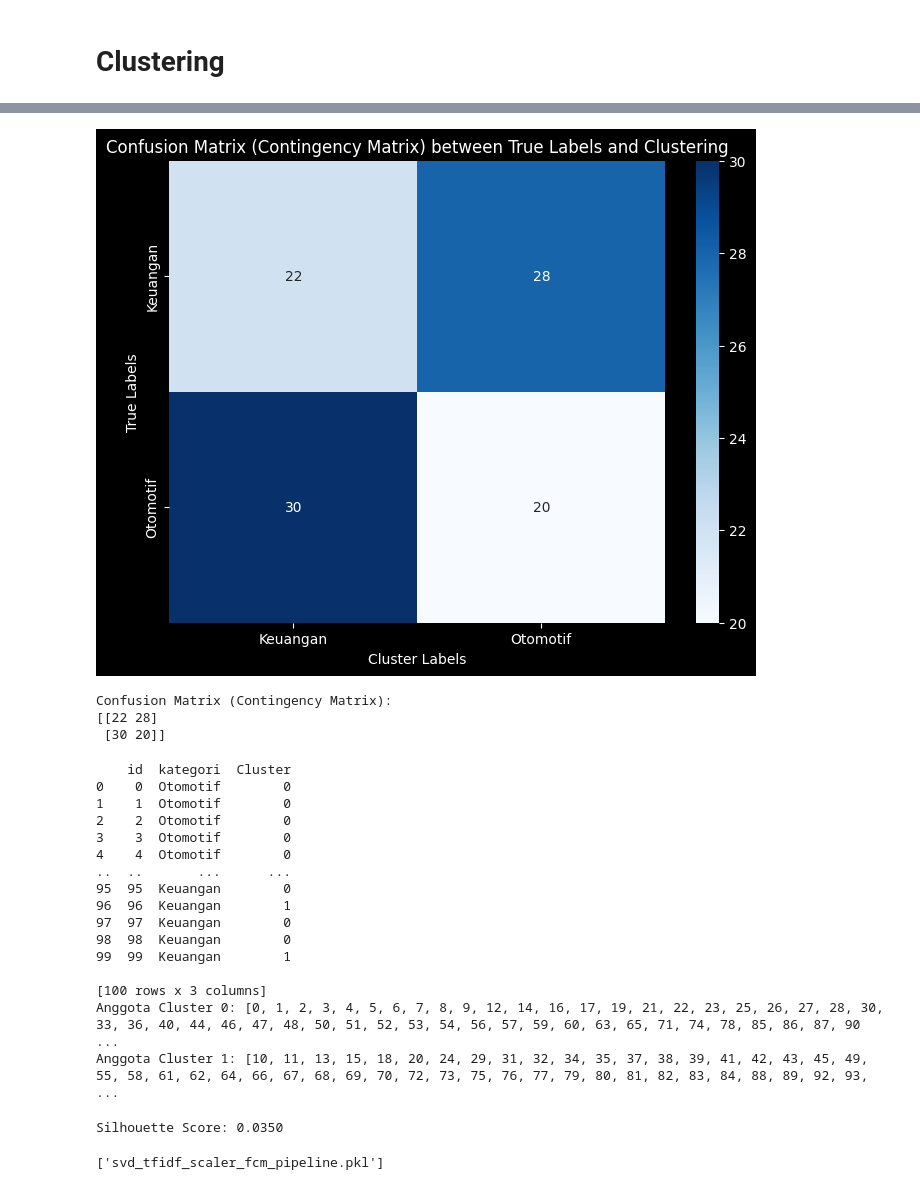
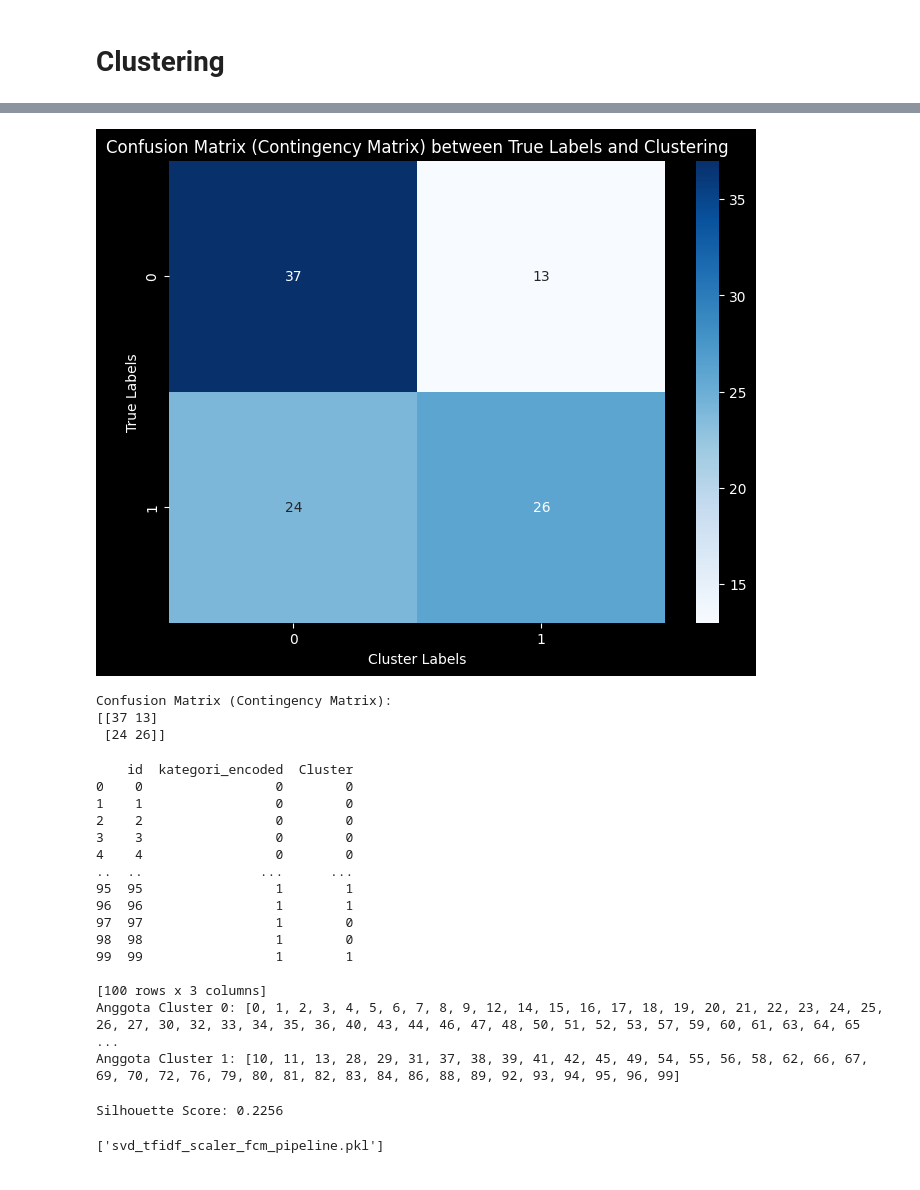
Before and after one commit to Iqbalsuryaa/PPWA, a Jupyter notebook: _sources/Tugas-PPWA/Tugas13.ipynb, the cells around one changed output, grey strips where cells are left out. Drawn from its saved outputs; the diff is of its cells as text; code cells hidden in the pictures.

```diff
--- a/_sources/Tugas-PPWA/Tugas13.ipynb
+++ b/_sources/Tugas-PPWA/Tugas13.ipynb
@@ -30,6 +32,6 @@ Drive already mounted at /content/drive; to attempt to forcibly remount, call dr
 # %%
 import pandas as pd
 
-df = pd.read_csv("/content/drive/My Drive/PPWA/report/Tugas-PPWA/Hasil_Prepros.csv")
+df = pd.read_csv("/content/drive/My Drive/PPWA/report/Tugas-PPWA/kategori_encoded_data_updated.csv")
 df.head()
 # %% [output]
@@ -41,0 +44,15 @@ df.head()
+# %%
+# Map categories to encoded values
+category_mapping = {
+    'Otomotif': 0,
+    'Keuangan': 1
+}
+
+df['kategori_encoded'] = df['kategori'].map(category_mapping)
+
+# Save the updated dataset
+output_file_path = 'kategori_encoded_data_updated.csv'
+df.to_csv(output_file_path, index=False)
+
+print(f"File berhasil diperbarui dan dapat diunduh di tautan berikut:")
+output_file_path
@@ -217,7 +238,7 @@ import matplotlib.pyplot as plt
 import numpy as np
 import pandas as pd  # Untuk manipulasi DataFrame
 
-df = pd.read_csv("/content/drive/My Drive/PPWA/report/Tugas-PPWA/Hasil_Prepros.csv")
+df = pd.read_csv("/content/drive/My Drive/PPWA/report/Tugas-PPWA/kategori_encoded_data_updated.csv")
 data = df['stopword_removal']
 random_seed = 42  # Tetapkan seed untuk konsistensi
 
@@ -231,14 +252,16 @@ scaler = StandardScaler()
 data_normalisasi = scaler.fit_transform(tfidf)
 
 # Step 4 : Reduksi dimensi menggunakan SVD
-svd = TruncatedSVD(n_components= 89 , random_state=random_seed)
+svd = TruncatedSVD(n_components=36 , random_state=random_seed)
+#merubah n_components=
 data_cluster = svd.fit_transform(data_normalisasi)
 
-
+#fcm = FCM(n_clusters=2, m=2.0, max_iter=1000, error=0.001, random_state=42) parameter
 
 # Fuzzy C-Means Clustering
 n_clusters = 2
-fcm = FCM(n_clusters=n_clusters, m=2.0, max_iter=1000, epsilon=0.001, random_state=random_seed)
+#fcm = FCM(n_clusters=n_clusters, m=2.0, max_iter=1000, epsilon=0.001, random_state=42)
+fcm = FCM(n_clusters=n_clusters, m=2.0, max_iter=1000, epsilon=0.001, random_state=42)
 fcm.fit(data_cluster)
 
 # Mendapatkan hasil clustering
@@ -262,12 +285,12 @@ plt.figure(figsize=(10, 7))
 
 # Plot titik data dalam ruang 2D yang sudah direduksi, dengan warna berdasarkan cluster
 for i in range(n_clusters):
-    plt.scatter(data_cluster[cluster_labels == i, 0],
-                data_cluster[cluster_labels == i, 1], label=f'Cluster {i+1}')
+    plt.scatter(data_cluster[cluster_labels == i, 1],
+                data_cluster[cluster_labels == i, 0], label=f'Cluster {i+1}')
 
 # Plot centroid
 cluster_centers = fcm.centers
-plt.scatter(cluster_centers[:, 0], cluster_centers[:, 1], s=300, c='red', marker='X', label='Centroids')
+plt.scatter(cluster_centers[:, 1], cluster_centers[:, 0], s=300, c='red', marker='X', label='Centroids')
 plt.title(f'Fuzzy C-Means Clustering of Text Data with SVD (n_clusters={n_clusters})')
 plt.xlabel('SVD Component 1')
 plt.ylabel('SVD Component 2')
@@ -302,41 +325,41 @@ df
 # %%
 from sklearn.preprocessing import LabelEncoder
 from sklearn.metrics import confusion_matrix
 import seaborn as sns
 import matplotlib.pyplot as plt
 
 # Ambil kolom kategori dari dataframe sebagai label asli (true labels)
-true_labels = df['kategori']  # Ganti 'kategori' dengan nama kolom kategori di DataFrame Anda
+true_labels = df['kategori_encoded']  # Ganti 'kategori' dengan nama kolom kategori di DataFrame Anda
 
 # Gunakan LabelEncoder untuk mengubah kategori menjadi angka
 label_encoder = LabelEncoder()
 true_labels_encoded = label_encoder.fit_transform(true_labels)
 
 # Hitung confusion matrix antara true labels dan hasil clustering
 conf_matrix = confusion_matrix(true_labels_encoded, cluster_labels)
 
 # Tampilkan confusion matrix menggunakan heatmap untuk visualisasi
 plt.figure(figsize=(8, 6))
 sns.heatmap(conf_matrix, annot=True, fmt='d', cmap='Blues', xticklabels=label_encoder.classes_, yticklabels=label_encoder.classes_)
 plt.title('Confusion Matrix (Contingency Matrix) between True Labels and Clustering')
 plt.xlabel('Cluster Labels')
 plt.ylabel('True Labels')
 plt.show()
 
 # Cetak confusion matrix secara numerik
 print("Confusion Matrix (Contingency Matrix):")
 print(conf_matrix)
 # %% [output]
-[figure, old version]
+[figure, new version]
 Confusion Matrix (Contingency Matrix):
-[[22 28]
- [30 20]]
+[[37 13]
+ [24 26]]
 # %%
 # Tambahkan kolom ID jika belum ada
 df['id'] = df.index
 
-# Ambil kolom id, kategori, dan Cluster # Changed 'kategori_encoded' to 'kategori'
-selected_columns = df[['id', 'kategori', 'Cluster']]
+# Ambil kolom id, kategori_encoded, dan Cluster
+selected_columns = df[['id', 'kategori_encoded', 'Cluster']]
 
 # Tampilkan DataFrame yang hanya berisi kolom yang dipilih
 print(selected_columns)
@@ -351,22 +374,22 @@ cluster_1 = selected_columns[selected_columns['Cluster'] == 1]['id'].tolist()
 print("Anggota Cluster 0:", cluster_0)
 print("Anggota Cluster 1:", cluster_1)
 # %% [output]
-    id  kategori  Cluster
-0    0  Otomotif        0
-1    1  Otomotif        0
-2    2  Otomotif        0
-3    3  Otomotif        0
-4    4  Otomotif        0
-..  ..       ...      ...
-95  95  Keuangan        0
-96  96  Keuangan        1
-97  97  Keuangan        0
-98  98  Keuangan        0
-99  99  Keuangan        1
+    id  kategori_encoded  Cluster
+0    0                 0        0
+1    1                 0        0
+2    2                 0        0
+3    3                 0        0
+4    4                 0        0
+..  ..               ...      ...
+95  95                 1        1
+96  96                 1        1
+97  97                 1        0
+98  98                 1        0
+99  99                 1        1
 
 [100 rows x 3 columns]
-Anggota Cluster 0: [0, 1, 2, 3, 4, 5, 6, 7, 8, 9, 12, 14, 16, 17, 19, 21, 22, 23, 25, 26, 27, 28, 30, 33, 36, 40, 44, 46, 47, 48, 50, 51, 52, 53, 54, 56, 57, 59, 60, 63, 65, 71, 74, 78, 85, 86, 87, 90 ...
-Anggota Cluster 1: [10, 11, 13, 15, 18, 20, 24, 29, 31, 32, 34, 35, 37, 38, 39, 41, 42, 43, 45, 49, 55, 58, 61, 62, 64, 66, 67, 68, 69, 70, 72, 73, 75, 76, 77, 79, 80, 81, 82, 83, 84, 88, 89, 92, 93,  ...
+Anggota Cluster 0: [0, 1, 2, 3, 4, 5, 6, 7, 8, 9, 12, 14, 15, 16, 17, 18, 19, 20, 21, 22, 23, 24, 25, 26, 27, 30, 32, 33, 34, 35, 36, 40, 43, 44, 46, 47, 48, 50, 51, 52, 53, 57, 59, 60, 61, 63, 64, 65 ...
+Anggota Cluster 1: [10, 11, 13, 28, 29, 31, 37, 38, 39, 41, 42, 45, 49, 54, 55, 56, 58, 62, 66, 67, 69, 70, 72, 76, 79, 80, 81, 82, 83, 84, 86, 88, 89, 92, 93, 94, 95, 96, 99]
 # %%
 from sklearn.metrics import silhouette_score
 import numpy as np
@@ -380,7 +403,7 @@ silhouette_avg = silhouette_score(data_cluster, fuzzy_labels)
 # Menampilkan Silhouette Score
 print(f"Silhouette Score: {silhouette_avg:.4f}")
 # %% [output]
-Silhouette Score: 0.0350
+Silhouette Score: 0.2256
 # %%
 from sklearn.pipeline import Pipeline
 from sklearn.feature_extraction.text import TfidfVectorizer
```
Also changed, not shown: parts of 11 cells of this notebook, 33 other files.
